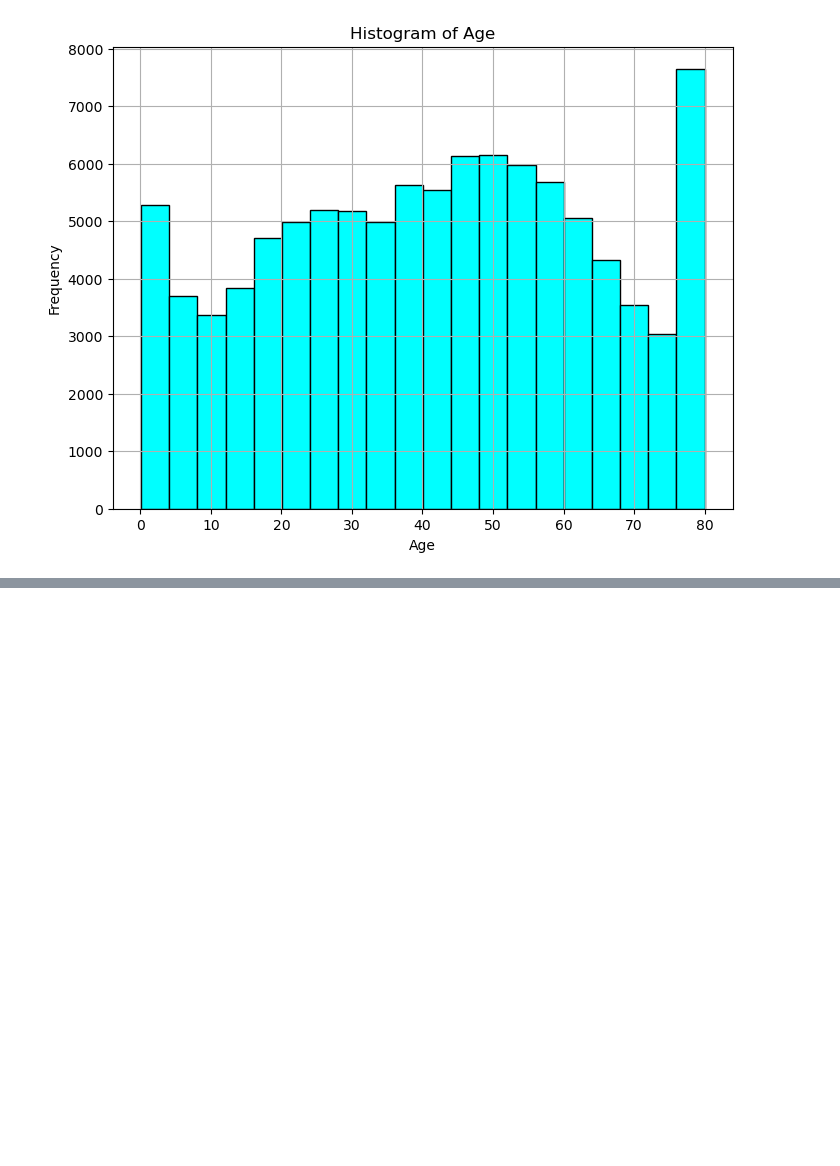
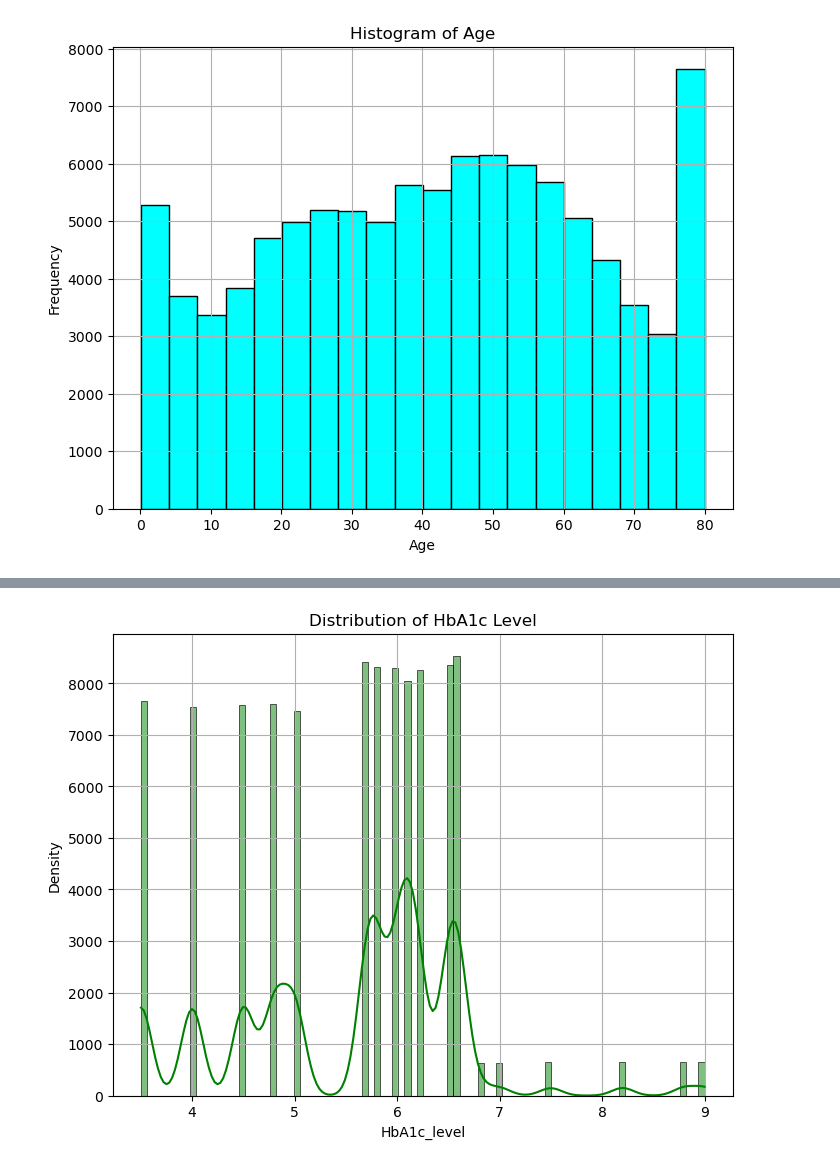
Before and after one commit to jagadabhijaswanth132/Diabetic-prediction-using-multiple-machine-learning-algorithms, a Jupyter notebook: Diabetic_prediction_using_multiple_machine_learning_algorithms.ipynb, the cells around one changed output, grey strips where cells are left out. Drawn from its saved outputs; the diff is of its cells as text; code cells hidden in the pictures; blank space fills up the shorter version.

```diff
--- a/Diabetic_prediction_using_multiple_machine_learning_algorithms.ipynb
+++ b/Diabetic_prediction_using_multiple_machine_learning_algorithms.ipynb
@@ -61,0 +77,10 @@ plt.show()
+# %%
+plt.figure(figsize=(8, 6))
+sns.histplot(data['HbA1c_level'],kde=True, color= 'green')
+plt.title('Distribution of HbA1c Level')
+plt.xlabel('HbA1c_level')
+plt.ylabel('Density')
+plt.grid(True)
+plt.show()
+# %% [output]
+[figure, added]
```
Also changed, not shown: parts of 5 cells of this notebook.
